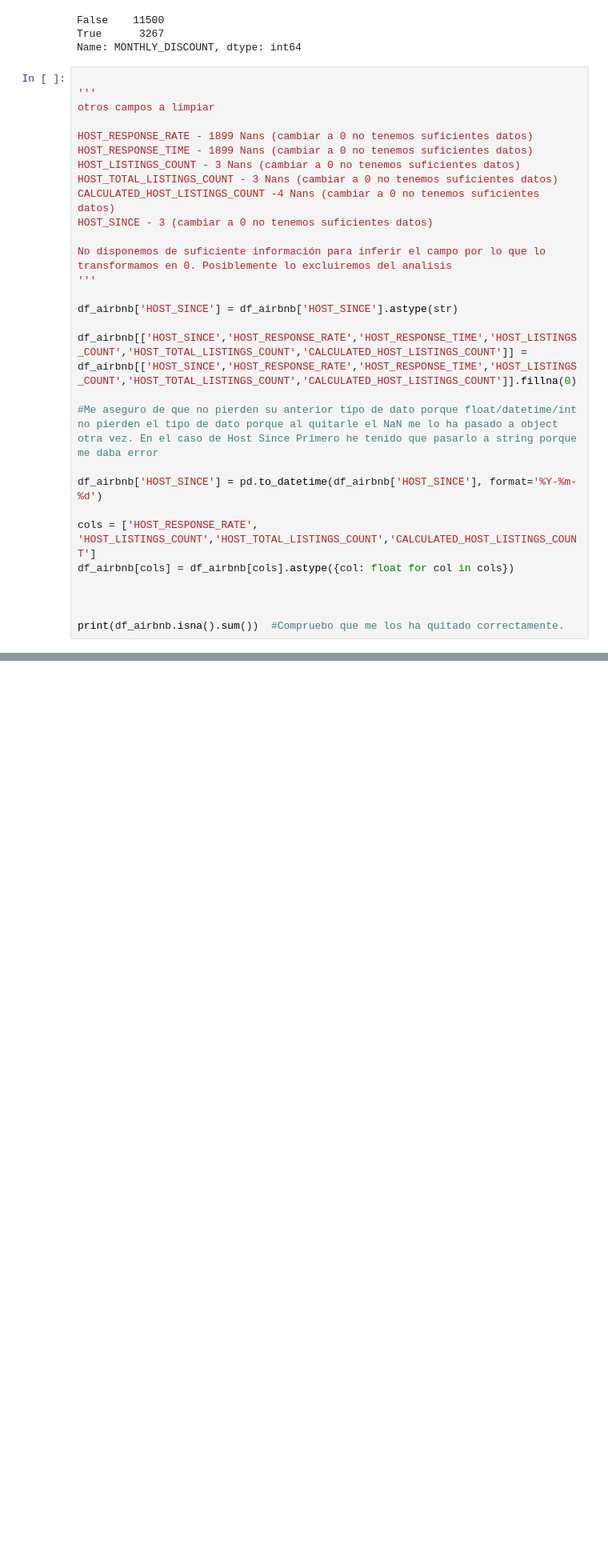
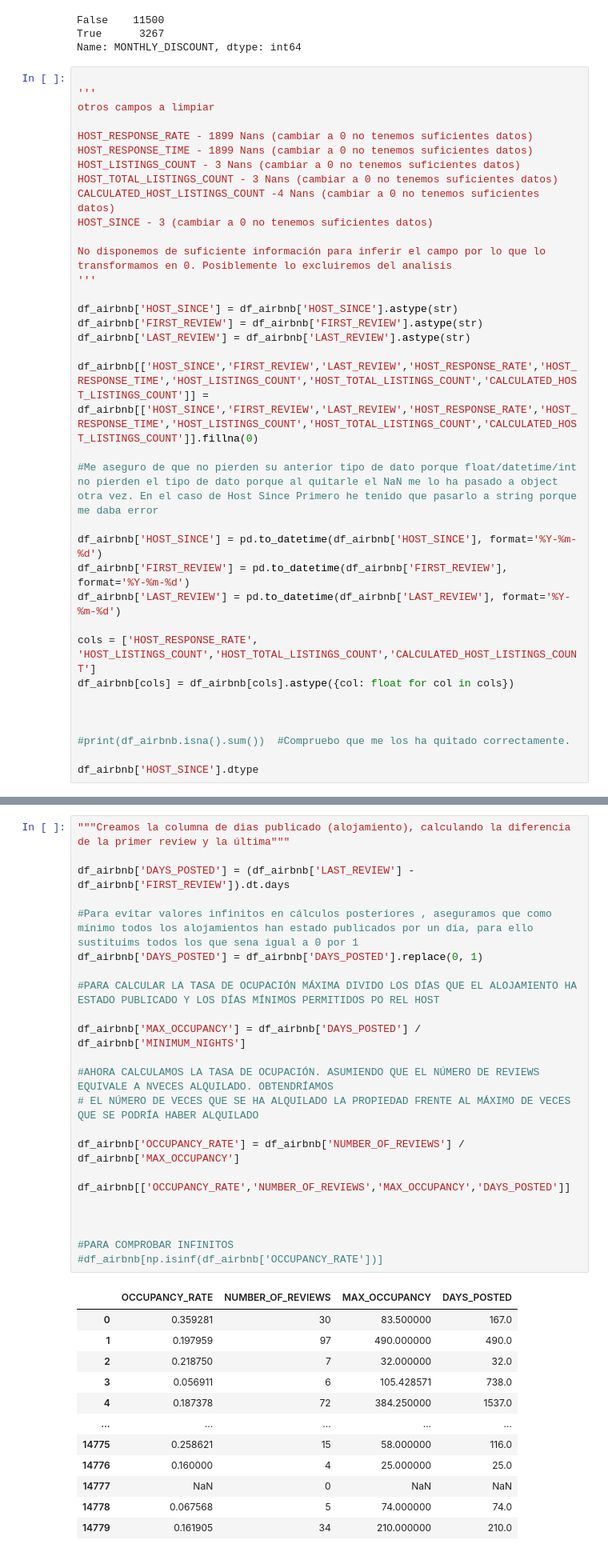
Before and after one commit to anajimenezalfaro/KC_PROYECTO_FINAL_DATA, a Jupyter notebook: proyecto_final.ipynb, the cells around one changed output, grey strips where cells are left out. Shown at 80% size. Drawn from its saved outputs; the diff is of its cells as text; blank space fills up the shorter version.

Commit message:
Modificación 3
Añadimos columnas de tipo tasa de ocupación y días publicados entre otras

```diff
--- a/proyecto_final.ipynb
+++ b/proyecto_final.ipynb
@@ -375,17 +377,23 @@ No disponemos de suficiente información para inferir el campo por lo que lo tra
 '''
 
 df_airbnb['HOST_SINCE'] = df_airbnb['HOST_SINCE'].astype(str)
+df_airbnb['FIRST_REVIEW'] = df_airbnb['FIRST_REVIEW'].astype(str)
+df_airbnb['LAST_REVIEW'] = df_airbnb['LAST_REVIEW'].astype(str)
 
-df_airbnb[['HOST_SINCE','HOST_RESPONSE_RATE','HOST_RESPONSE_TIME','HOST_LISTINGS_COUNT','HOST_TOTAL_LISTINGS_COUNT','CALCULATED_HOST_LISTINGS_COUNT']] = df_airbnb[['HOST_SINCE','HOST_RESPONSE_RATE','HOST_RESPONSE_TIME','HOST_LISTINGS_COUNT','HOST_TOTAL_LISTINGS_COUNT','CALCULATED_HOST_LISTINGS_COUNT']].fillna(0)
+df_airbnb[['HOST_SINCE','FIRST_REVIEW','LAST_REVIEW','HOST_RESPONSE_RATE','HOST_RESPONSE_TIME','HOST_LISTINGS_COUNT','HOST_TOTAL_LISTINGS_COUNT','CALCULATED_HOST_LISTINGS_COUNT']] = df_airbnb[['HOST_SINCE','FIRST_REVIEW','LAST_REVIEW','HOST_RESPONSE_RATE','HOST_RESPONSE_TIME','HOST_LISTINGS_COUNT','HOST_TOTAL_LISTINGS_COUNT','CALCULATED_HOST_LISTINGS_COUNT']].fillna(0)
 
 #Me aseguro de que no pierden su anterior tipo de dato porque float/datetime/int no pierden el tipo de dato porque al quitarle el NaN me lo ha pasado a object otra vez. En el caso de Host Since Primero he tenido que pasarlo a string porque me daba error
 
 df_airbnb['HOST_SINCE'] = pd.to_datetime(df_airbnb['HOST_SINCE'], format='%Y-%m-%d')
+df_airbnb['FIRST_REVIEW'] = pd.to_datetime(df_airbnb['FIRST_REVIEW'], format='%Y-%m-%d')
+df_airbnb['LAST_REVIEW'] = pd.to_datetime(df_airbnb['LAST_REVIEW'], format='%Y-%m-%d')
 
 cols = ['HOST_RESPONSE_RATE', 'HOST_LISTINGS_COUNT','HOST_TOTAL_LISTINGS_COUNT','CALCULATED_HOST_LISTINGS_COUNT']
 df_airbnb[cols] = df_airbnb[cols].astype({col: float for col in cols})
 
 
 
-print(df_airbnb.isna().sum())  #Compruebo que me los ha quitado correctamente.
+#print(df_airbnb.isna().sum())  #Compruebo que me los ha quitado correctamente.
+
+df_airbnb['HOST_SINCE'].dtype
 # %% [output]
@@ -423,0 +420,36 @@ df_airbnb['RATIO_BEDS_PERS']=round(df_airbnb["BEDS"] /df_airbnb["ACCOMMODATES"]
+# %%
+"""Creamos la columna de dias publicado (alojamiento), calculando la diferencia de la primer review y la última"""
+
+df_airbnb['DAYS_POSTED'] = (df_airbnb['LAST_REVIEW'] - df_airbnb['FIRST_REVIEW']).dt.days
+
+#Para evitar valores infinitos en cálculos posteriores , aseguramos que como mínimo todos los alojamientos han estado publicados por un día, para ello sustituims todos los que sena igual a 0 por 1
+df_airbnb['DAYS_POSTED'] = df_airbnb['DAYS_POSTED'].replace(0, 1)
+
+#PARA CALCULAR LA TASA DE OCUPACIÓN MÁXIMA DIVIDO LOS DÍAS QUE EL ALOJAMIENTO HA ESTADO PUBLICADO Y LOS DÍAS MÍNIMOS PERMITIDOS PO REL HOST
+
+df_airbnb['MAX_OCCUPANCY'] = df_airbnb['DAYS_POSTED'] / df_airbnb['MINIMUM_NIGHTS']
+
+#AHORA CALCULAMOS LA TASA DE OCUPACIÓN. ASUMIENDO QUE EL NÚMERO DE REVIEWS EQUIVALE A NVECES ALQUILADO. OBTENDRÍAMOS
+# EL NÚMERO DE VECES QUE SE HA ALQUILADO LA PROPIEDAD FRENTE AL MÁXIMO DE VECES QUE SE PODRÍA HABER ALQUILADO
+
+df_airbnb['OCCUPANCY_RATE'] = df_airbnb['NUMBER_OF_REVIEWS'] / df_airbnb['MAX_OCCUPANCY']
+
+df_airbnb[['OCCUPANCY_RATE','NUMBER_OF_REVIEWS','MAX_OCCUPANCY','DAYS_POSTED']]
+
+
+
+#PARA COMPROBAR INFINITOS
+#df_airbnb[np.isinf(df_airbnb['OCCUPANCY_RATE'])]
+# %% [output]
+|  | OCCUPANCY_RATE | NUMBER_OF_REVIEWS | MAX_OCCUPANCY | DAYS_POSTED |
+| 0 | 0.359281 | 30 | 83.500000 | 167.0 |
+| 1 | 0.197959 | 97 | 490.000000 | 490.0 |
+| 2 | 0.218750 | 7 | 32.000000 | 32.0 |
+| 3 | 0.056911 | 6 | 105.428571 | 738.0 |
+| 4 | 0.187378 | 72 | 384.250000 | 1537.0 |
+| ... | ... | ... | ... | ... |
+| 14775 | 0.258621 | 15 | 58.000000 | 116.0 |
+| 14776 | 0.160000 | 4 | 25.000000 | 25.0 |
+| 14777 | NaN | 0 | NaN | NaN |
+| 14778 | 0.067568 | 5 | 74.000000 | 74.0 |
+| 14779 | 0.161905 | 34 | 210.000000 | 210.0 |
```
Also changed, not shown: parts of 22 cells of this notebook.
